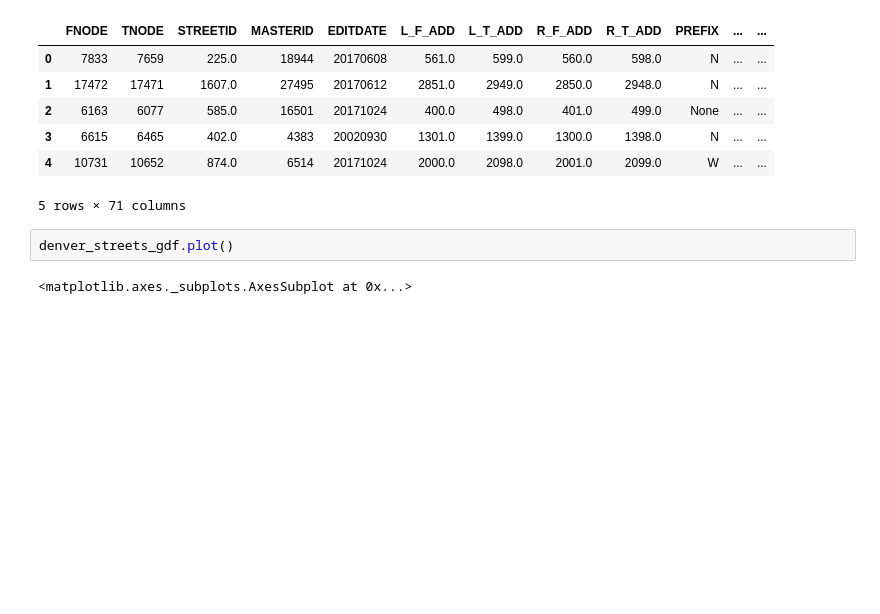
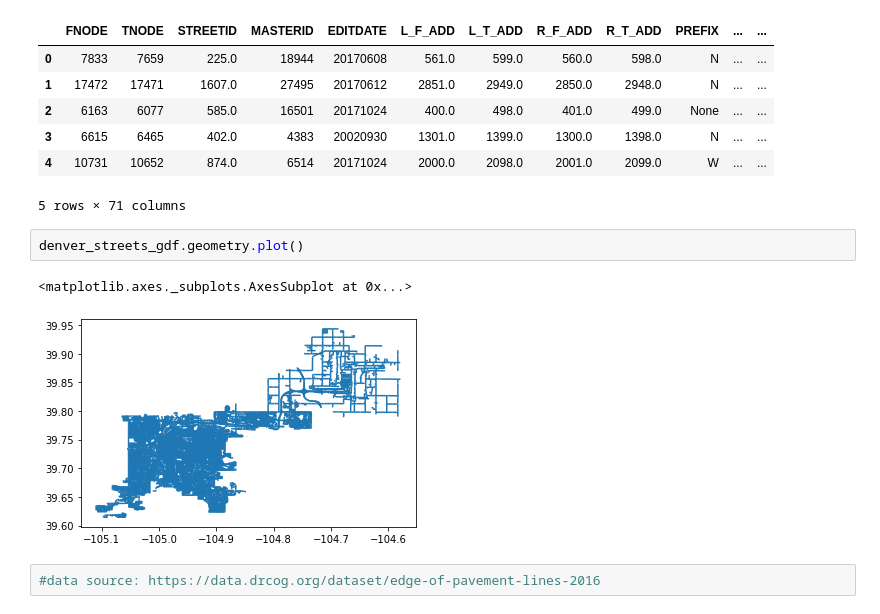
Before and after one commit to chrisoyer/sidewalk_deep-learning, a Jupyter notebook: sidewalks_deep_learning.ipynb, the cells around one changed output. Drawn from its saved outputs; the diff is of its cells as text; blank space fills up the shorter version.

```diff
--- a/sidewalks_deep_learning.ipynb
+++ b/sidewalks_deep_learning.ipynb
@@ -223,6 +259,9 @@ denver_streets_gdf.head()
 | 4 | 10731 | 10652 | 874.0 | 6514 | 20171024 | 2000.0 | 2098.0 | 2001.0 | 2099.0 | W | ... | ... |
 5 rows × 71 columns
 # %%
-denver_streets_gdf.plot()
+denver_streets_gdf.geometry.plot()
 # %% [output]
 <matplotlib.axes._subplots.AxesSubplot at 0x...>
+[figure, added]
+# %%
+#data source: https://data.drcog.org/dataset/edge-of-pavement-lines-2016
```
Also changed, not shown: parts of 24 cells of this notebook.
